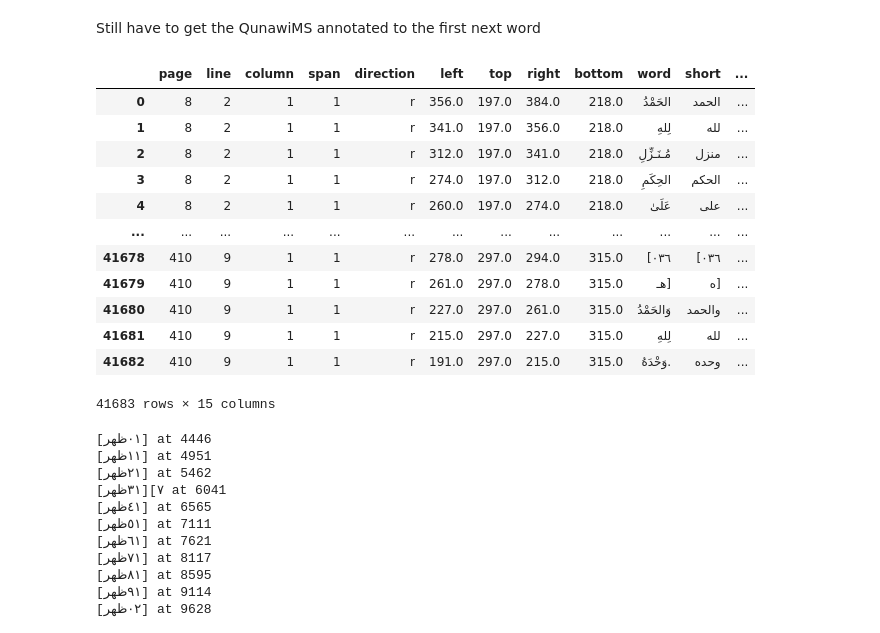
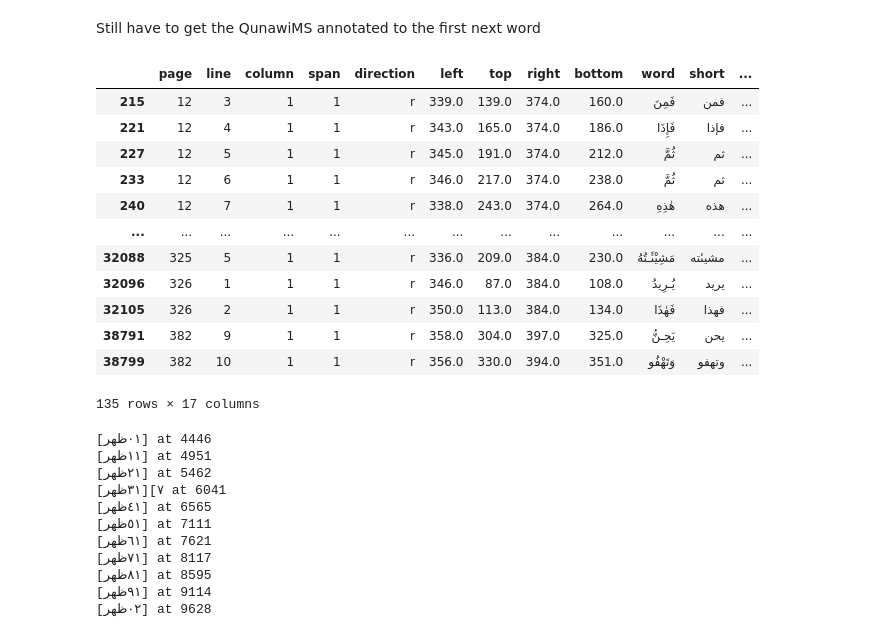
Before and after one commit to among/fusus, a Jupyter notebook: fusust-text-laboratory/FususReworking.ipynb, the cells around one changed output. Saved outputs shown, nothing was run; the diff lists cells and outputs as text; code cells hidden in the pictures.

```diff
--- a/fusust-text-laboratory/FususReworking.ipynb
+++ b/fusust-text-laboratory/FususReworking.ipynb
@@ -46,16 +46,10 @@ def SetPunctuation(row):
 Check results and possibly adjust details
 # %%
 # look at one
-# fusus.iloc[26816]
 # look at line
 # fusus[(fusus['page']==273) & (fusus.line==8)]
 # change one value
-
-fusus.iloc[6032, fusus.columns.get_loc("word")] += fusus.iloc[6033, fusus.columns.get_loc("word")][:2]
-fusus.iloc[6033, fusus.columns.get_loc("word")] = fusus.iloc[6033, fusus.columns.get_loc("word")][2:]
-
 # fusus.iloc[8327, fusus.columns.get_loc("poetryVerse")] = "13"
 # fusus.iloc[8326, fusus.columns.get_loc("haspunct")] = ""
 # fusus.iloc[8326, fusus.columns.get_loc("word")] = ""
 # fusus.iloc[8326, fusus.columns.get_loc("short")] = ""
-fusus[(fusus['page']==66) & (fusus.line==7)]
@@ -73,0 +58,7 @@ fusus.iloc[6033, fusus.columns.get_loc("word")][2:]
+# %%
+fusus.iloc[y, fusus.columns.get_loc("short")] = fusus.iloc[y-1, fusus.columns.get_loc("short")] + fusus.iloc[y, fusus.columns.get_loc("short")]
+fusus.iloc[y, fusus.columns.get_loc("word")] = fusus.iloc[y-1, fusus.columns.get_loc("word")] + fusus.iloc[y, fusus.columns.get_loc("word")]
+fusus.iloc[y-1, fusus.columns.get_loc("short")] = ""
+fusus.iloc[y-1, fusus.columns.get_loc("word")] = ""
+fusus.iloc[y-1, fusus.columns.get_loc("haspunct")] = ""
+fusus[(fusus['page']==p) & (fusus.line==l)]
@@ -73,0 +74,6 @@ fusus.iloc[6033, fusus.columns.get_loc("word")][2:]
+# %%
+p = 377
+l = 1
+y = fusus[(fusus['page']==p) & (fusus.line==l)].iloc[0].name+1
+d = 5
+fusus[(fusus['page']==p) & (fusus.line==l)]
@@ -210,21 +289,21 @@ fusus.head()
 # %% [markdown]
 Still have to get the QunawiMS annotated to the first next word
 # %%
-fusus[(fusus.QunawiMS.notna())]
+fusus[(fusus.poetryVerse != "")]
 # %% [output]
 |  | page | line | column | span | direction | left | top | right | bottom | word | short | ... |
-| 0 | 8 | 2 | 1 | 1 | r | 356.0 | 197.0 | 384.0 | 218.0 | الحَمْدُ | الحمد | ... |
-| 1 | 8 | 2 | 1 | 1 | r | 341.0 | 197.0 | 356.0 | 218.0 | لِلهِ | لله | ... |
-| 2 | 8 | 2 | 1 | 1 | r | 312.0 | 197.0 | 341.0 | 218.0 | مُـنَـزِّلِ | منزل | ... |
-| 3 | 8 | 2 | 1 | 1 | r | 274.0 | 197.0 | 312.0 | 218.0 | الحِكَمِ | الحكم | ... |
-| 4 | 8 | 2 | 1 | 1 | r | 260.0 | 197.0 | 274.0 | 218.0 | عَلَىٰ | على | ... |
+| 215 | 12 | 3 | 1 | 1 | r | 339.0 | 139.0 | 374.0 | 160.0 | فَمِنَ | فمن | ... |
+| 221 | 12 | 4 | 1 | 1 | r | 343.0 | 165.0 | 374.0 | 186.0 | فَإِذَا | فإذا | ... |
+| 227 | 12 | 5 | 1 | 1 | r | 345.0 | 191.0 | 374.0 | 212.0 | ثُمَّ | ثم | ... |
+| 233 | 12 | 6 | 1 | 1 | r | 346.0 | 217.0 | 374.0 | 238.0 | ثُمَّ | ثم | ... |
+| 240 | 12 | 7 | 1 | 1 | r | 338.0 | 243.0 | 374.0 | 264.0 | هٰذِهِ | هذه | ... |
 | ... | ... | ... | ... | ... | ... | ... | ... | ... | ... | ... | ... | ... |
-| 41678 | 410 | 9 | 1 | 1 | r | 278.0 | 297.0 | 294.0 | 315.0 | [٠٣٦ | [٠٣٦ | ... |
-| 41679 | 410 | 9 | 1 | 1 | r | 261.0 | 297.0 | 278.0 | 315.0 | هـ] | ه] | ... |
-| 41680 | 410 | 9 | 1 | 1 | r | 227.0 | 297.0 | 261.0 | 315.0 | وَالحَمْدُ | والحمد | ... |
-| 41681 | 410 | 9 | 1 | 1 | r | 215.0 | 297.0 | 227.0 | 315.0 | لِلهِ | لله | ... |
-| 41682 | 410 | 9 | 1 | 1 | r | 191.0 | 297.0 | 215.0 | 315.0 | وَحْدَهُ. | وحده | ... |
+| 32088 | 325 | 5 | 1 | 1 | r | 336.0 | 209.0 | 384.0 | 230.0 | مَشِيْىَٔـتُهُ | مشيىٔته | ... |
+| 32096 | 326 | 1 | 1 | 1 | r | 346.0 | 87.0 | 384.0 | 108.0 | يُـرِيدُ | يريد | ... |
+| 32105 | 326 | 2 | 1 | 1 | r | 350.0 | 113.0 | 384.0 | 134.0 | فَهٰذَا | فهذا | ... |
+| 38791 | 382 | 9 | 1 | 1 | r | 358.0 | 304.0 | 397.0 | 325.0 | يَحِـنُّ | يحن | ... |
+| 38799 | 382 | 10 | 1 | 1 | r | 356.0 | 330.0 | 394.0 | 351.0 | وَتَهْفُو | وتهفو | ... |
-41683 rows × 15 columns
+135 rows × 17 columns
 # %%
 fusus.QunawiMS = fusus.QunawiMS.ffill()
 # %%
```
Also changed, not shown: parts of 15 cells of this notebook, 2 other files.
